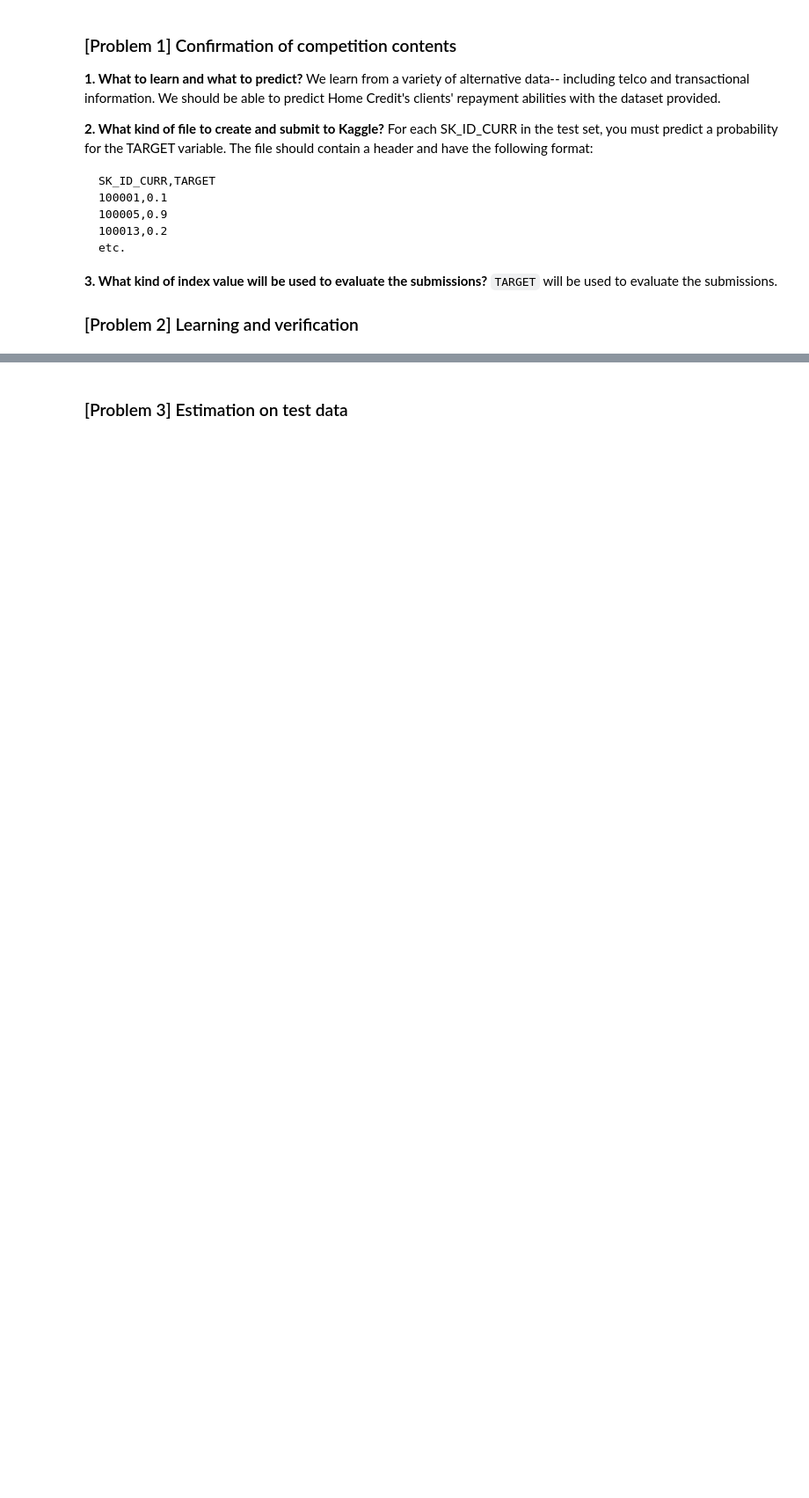
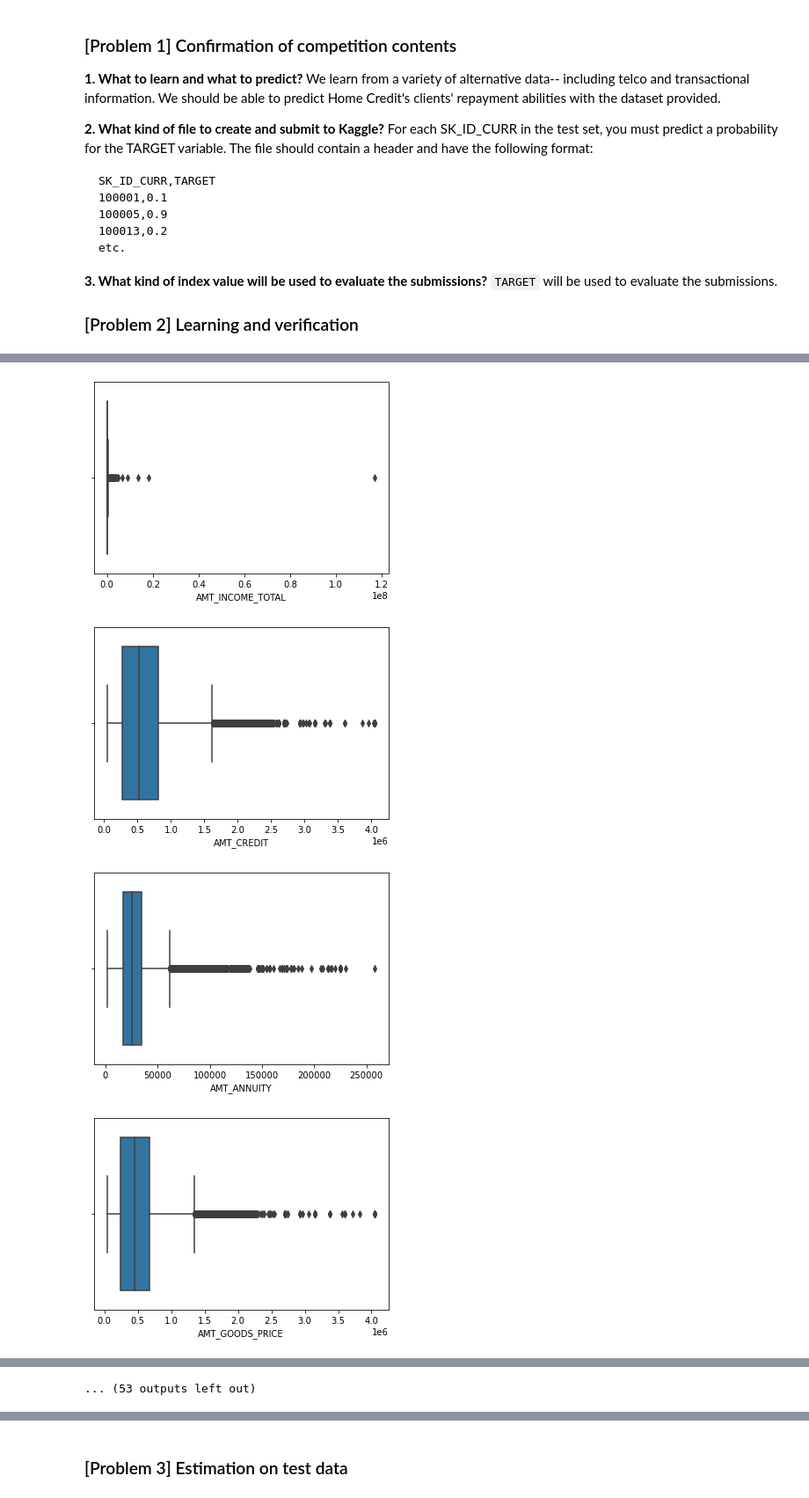
Before and after one commit to dfighter1312/diveintocode-ml, a Jupyter notebook: Week 5/w5-assignment4.ipynb, the cells around one changed output, grey strips where cells are left out. Shown at 88% size. Saved outputs shown, nothing was run; the diff lists cells and outputs as text; code cells hidden in the pictures; blank space fills up the shorter version.

```diff
--- a/Week 5/w5-assignment4.ipynb
+++ b/Week 5/w5-assignment4.ipynb
@@ -42,0 +96,3 @@ df.head()
+# %%
+continuous_columns = df.select_dtypes('float')
+continuous_columns
@@ -42,0 +113,9 @@ df.head()
+# %%
+for col in continuous_columns.columns:
+    plt.figure()
+    sns.boxplot(continuous_columns[col])
+# %% [output]
+[figure, added]
+[figure, added]
+[figure, added]
+[figure, added]
@@ -42,0 +130 @@ df.head()
+... (53 outputs left out)
```
Also changed, not shown: parts of 45 cells of this notebook, 1 other file.
